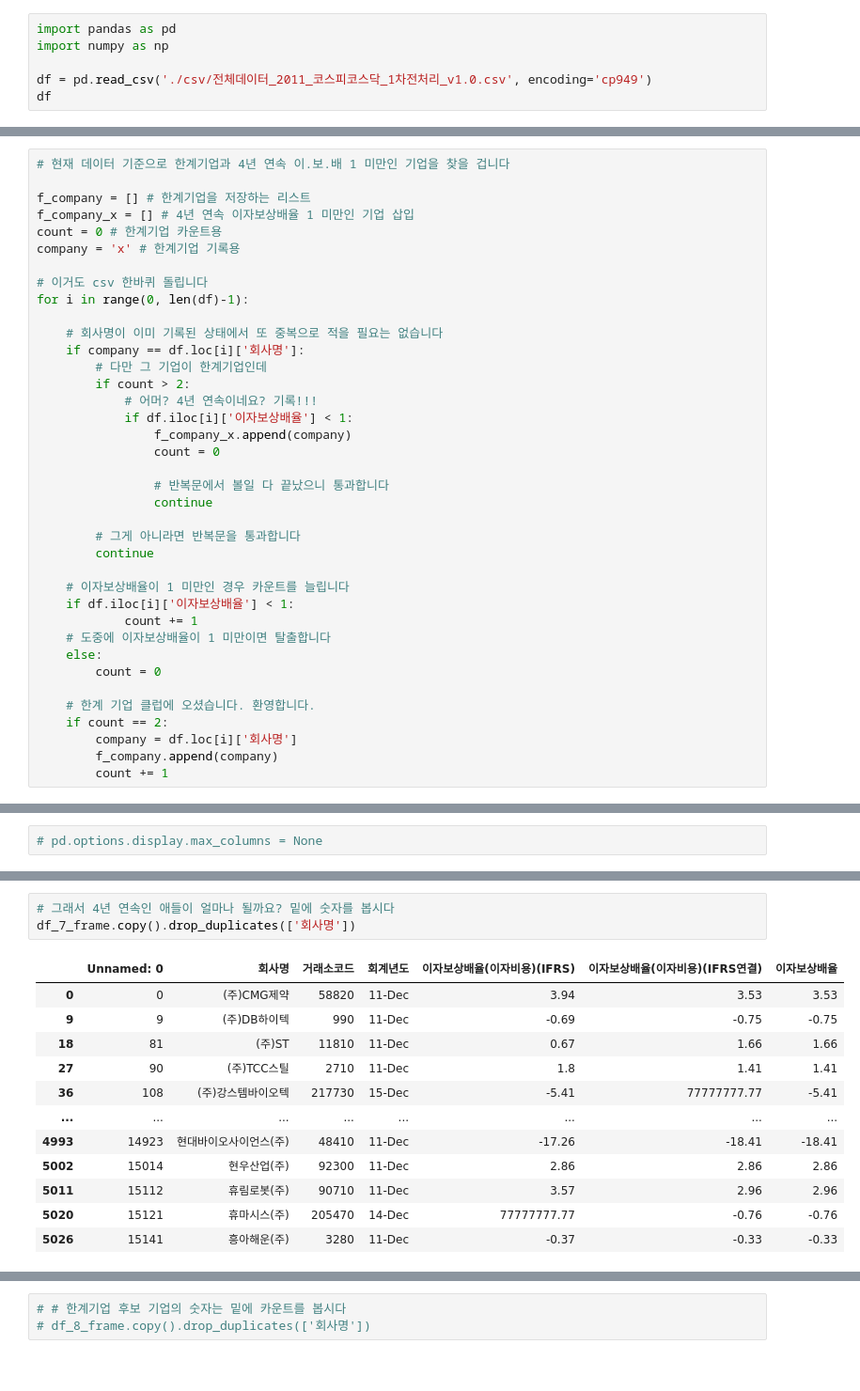
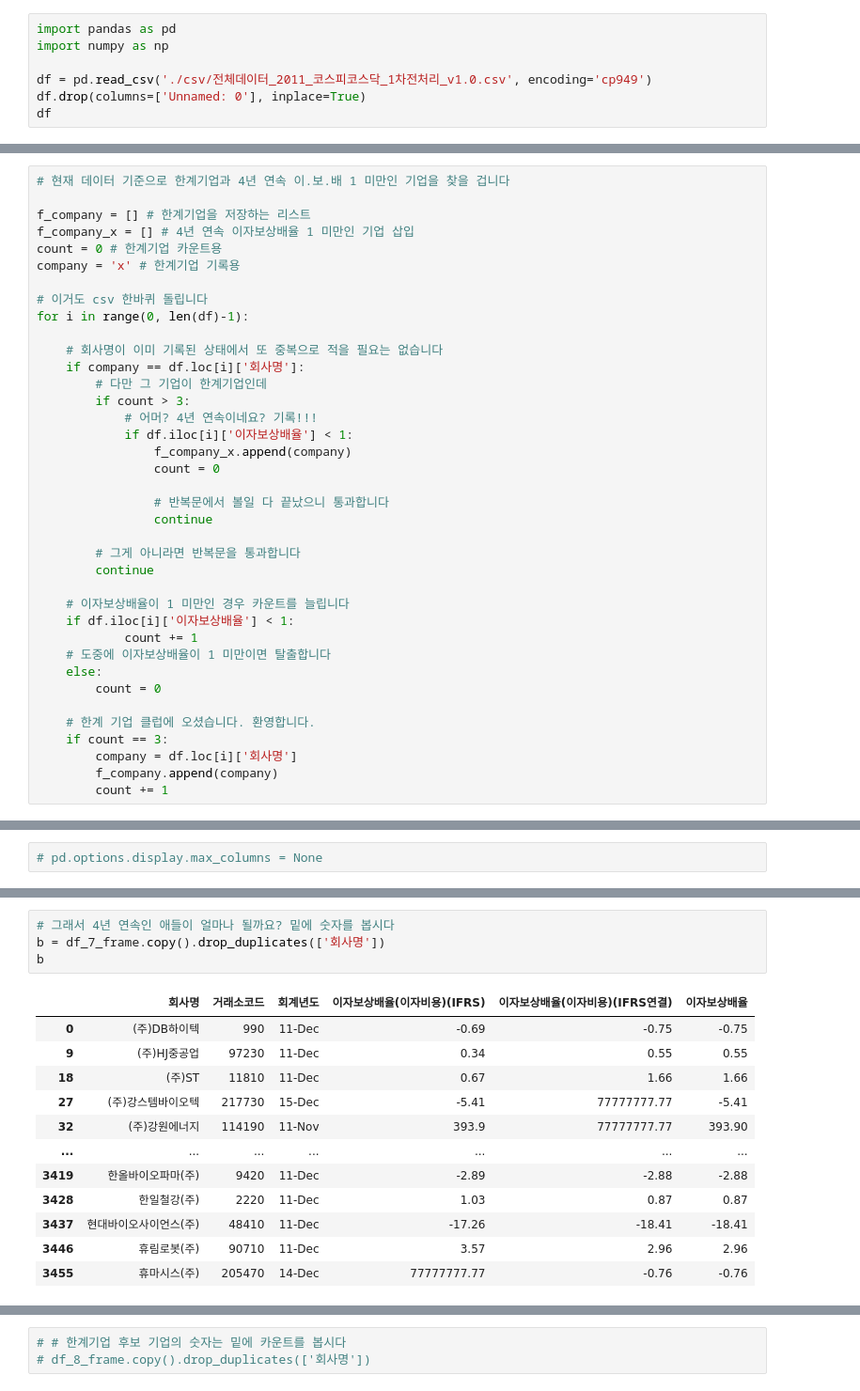
Before and after one commit to Penta-Audit-Technology/jh, a Jupyter notebook: 2011년전체데이터 copy.ipynb, the cells around one changed output, grey strips where cells are left out. Shown at 94% size. Cells and saved outputs as stored; diff of their text form.

```diff
--- a/2011년전체데이터 copy.ipynb
+++ b/2011년전체데이터 copy.ipynb
@@ -3,5 +3,6 @@ import pandas as pd
 import numpy as np
 
 df = pd.read_csv('./csv/전체데이터_2011_코스피코스닥_1차전처리_v1.0.csv', encoding='cp949')
+df.drop(columns=['Unnamed: 0'], inplace=True)
 df
 # %% [output]
@@ -59,7 +60,7 @@ for i in range(0, len(df)-1):
     # 회사명이 이미 기록된 상태에서 또 중복으로 적을 필요는 없습니다
     if company == df.loc[i]['회사명']:
         # 다만 그 기업이 한계기업인데
-        if count > 2:
+        if count > 3:
             # 어머? 4년 연속이네요? 기록!!!
             if df.iloc[i]['이자보상배율'] < 1:
                 f_company_x.append(company)
@@ -79,7 +80,7 @@ for i in range(0, len(df)-1):
         count = 0
 
     # 한계 기업 클럽에 오셨습니다. 환영합니다.
-    if count == 2:
+    if count == 3:
         company = df.loc[i]['회사명']
         f_company.append(company)
         count += 1
@@ -227,16 +237,17 @@ df_5_frame.copy().drop_duplicates(['회사명'])
 # %%
 # 그래서 4년 연속인 애들이 얼마나 될까요? 밑에 숫자를 봅시다
-df_7_frame.copy().drop_duplicates(['회사명'])
+b = df_7_frame.copy().drop_duplicates(['회사명'])
+b
 # %% [output]
-|  | Unnamed: 0 | 회사명 | 거래소코드 | 회계년도 | 이자보상배율(이자비용)(IFRS) | 이자보상배율(이자비용)(IFRS연결) | 이자보상배율 |
-| 0 | 0 | (주)CMG제약 | 58820 | 11-Dec | 3.94 | 3.53 | 3.53 |
-| 9 | 9 | (주)DB하이텍 | 990 | 11-Dec | -0.69 | -0.75 | -0.75 |
-| 18 | 81 | (주)ST | 11810 | 11-Dec | 0.67 | 1.66 | 1.66 |
-| 27 | 90 | (주)TCC스틸 | 2710 | 11-Dec | 1.8 | 1.41 | 1.41 |
-| 36 | 108 | (주)강스템바이오텍 | 217730 | 15-Dec | -5.41 | 77777777.77 | -5.41 |
-| ... | ... | ... | ... | ... | ... | ... | ... |
-| 4993 | 14923 | 현대바이오사이언스(주) | 48410 | 11-Dec | -17.26 | -18.41 | -18.41 |
-| 5002 | 15014 | 현우산업(주) | 92300 | 11-Dec | 2.86 | 2.86 | 2.86 |
-| 5011 | 15112 | 휴림로봇(주) | 90710 | 11-Dec | 3.57 | 2.96 | 2.96 |
-| 5020 | 15121 | 휴마시스(주) | 205470 | 14-Dec | 77777777.77 | -0.76 | -0.76 |
-| 5026 | 15141 | 흥아해운(주) | 3280 | 11-Dec | -0.37 | -0.33 | -0.33 |
+|  | 회사명 | 거래소코드 | 회계년도 | 이자보상배율(이자비용)(IFRS) | 이자보상배율(이자비용)(IFRS연결) | 이자보상배율 |
+| 0 | (주)DB하이텍 | 990 | 11-Dec | -0.69 | -0.75 | -0.75 |
+| 9 | (주)HJ중공업 | 97230 | 11-Dec | 0.34 | 0.55 | 0.55 |
+| 18 | (주)ST | 11810 | 11-Dec | 0.67 | 1.66 | 1.66 |
+| 27 | (주)강스템바이오텍 | 217730 | 15-Dec | -5.41 | 77777777.77 | -5.41 |
+| 32 | (주)강원에너지 | 114190 | 11-Nov | 393.9 | 77777777.77 | 393.90 |
+| ... | ... | ... | ... | ... | ... | ... |
+| 3419 | 한올바이오파마(주) | 9420 | 11-Dec | -2.89 | -2.88 | -2.88 |
+| 3428 | 한일철강(주) | 2220 | 11-Dec | 1.03 | 0.87 | 0.87 |
+| 3437 | 현대바이오사이언스(주) | 48410 | 11-Dec | -17.26 | -18.41 | -18.41 |
+| 3446 | 휴림로봇(주) | 90710 | 11-Dec | 3.57 | 2.96 | 2.96 |
+| 3455 | 휴마시스(주) | 205470 | 14-Dec | 77777777.77 | -0.76 | -0.76 |
```
Also changed, not shown: parts of 13 cells of this notebook, 21 other files.
